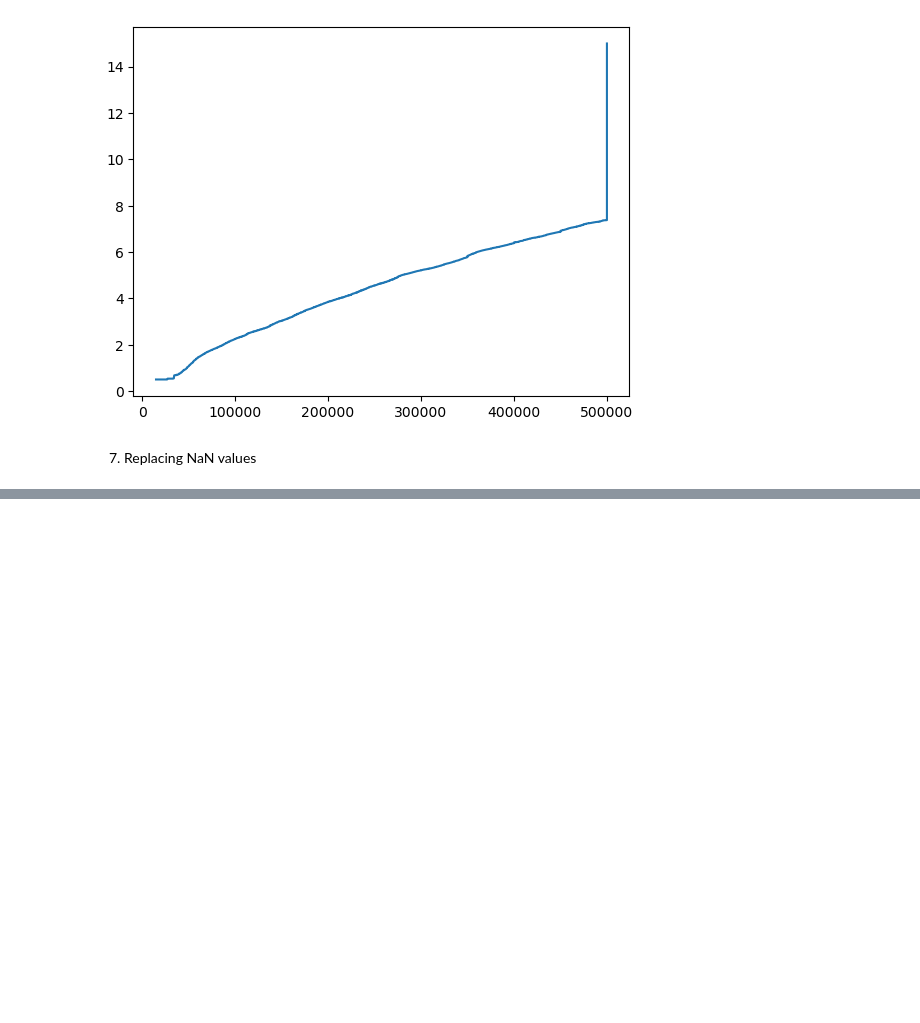
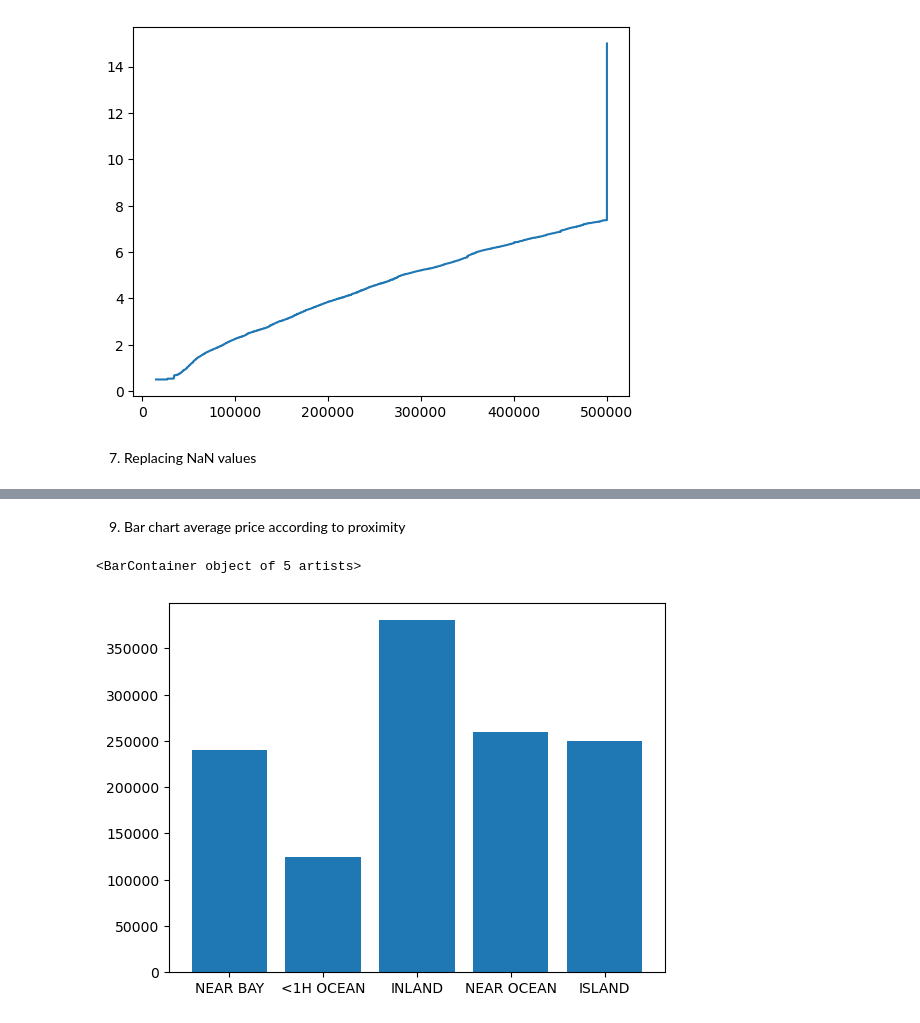
Before and after one commit to CarlosTussi/EDA, a Jupyter notebook: Housing/EDA.ipynb, the cells around one changed output, grey strips where cells are left out. Saved outputs shown, nothing was run; the diff lists cells and outputs as text; code cells hidden in the pictures; blank space fills up the shorter version.

```diff
--- a/Housing/EDA.ipynb
+++ b/Housing/EDA.ipynb
@@ -205,0 +238,13 @@ df = df.replace(0, pd.NA) #Another option
+# %% [markdown]
+9) Bar chart average price according to proximity
+# %%
+proximity = df.ocean_proximity.unique()
+price = df.groupby("ocean_proximity")["median_house_value"].mean()
+
+x = proximity
+y = price.values
+
+plt.bar(x, y)
+# %% [output]
+<BarContainer object of 5 artists>
+[figure, added]
```
Also changed, not shown: parts of 2 cells of this notebook.
